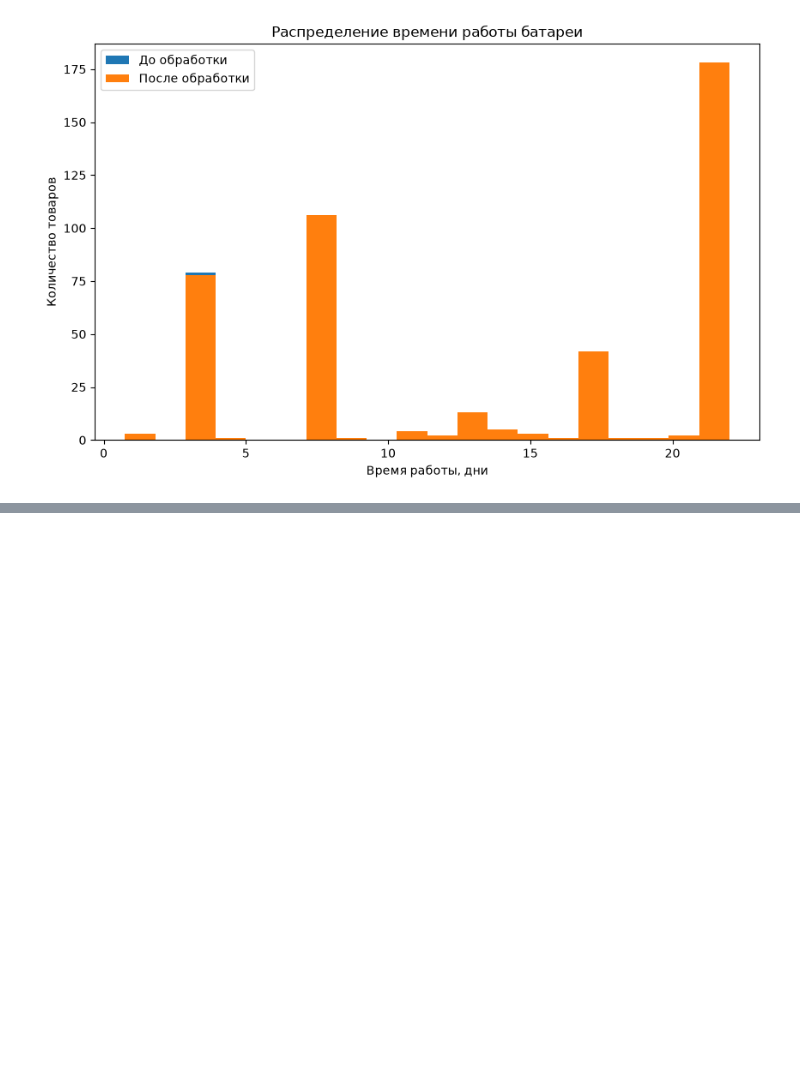
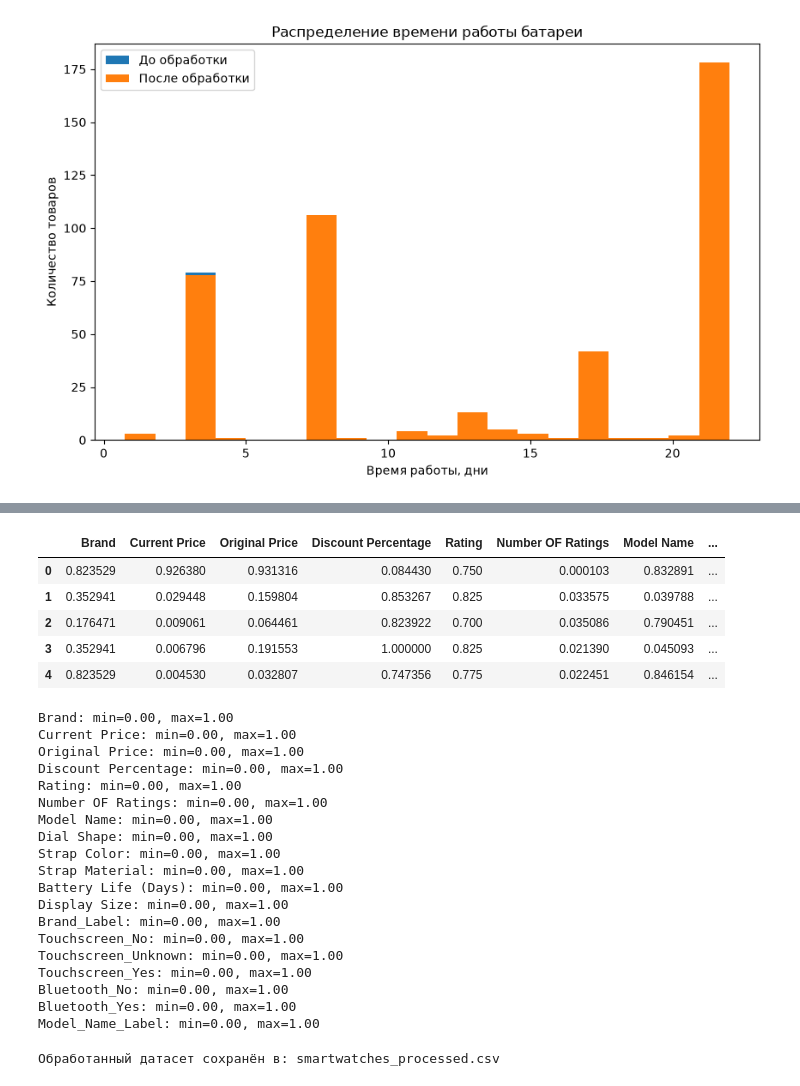
Before and after one commit to litvinasGH/BSTU, a Jupyter notebook: 4/1/Интеллектуальная обработка и анализ данных/2/main.ipynb, the cells around one changed output, grey strips where cells are left out. Drawn from its saved outputs; the diff is of its cells as text; code cells hidden in the pictures; blank space fills up the shorter version.

```diff
--- a/4/1/Интеллектуальная обработка и анализ данных/2/main.ipynb
+++ b/4/1/Интеллектуальная обработка и анализ данных/2/main.ipynb
@@ -288,0 +705,6 @@ plt.show()
+# %%
+model_encoder = LabelEncoder()
+
+df_processed["Model_Name_Label"] = model_encoder.fit_transform(
+    df_processed["Model Name"]
+)
@@ -288,0 +758,9 @@ plt.show()
+# %%
+print("Диапазоны значений до нормализации:")
+
+for column in df_processed.columns:
+    print(
+        f"{column}: "
+        f"min={df_processed[column].min()}, "
+        f"max={df_processed[column].max()}"
+    )
@@ -288,0 +788,53 @@ plt.show()
+# %%
+from sklearn.preprocessing import MinMaxScaler
+
+scaler = MinMaxScaler()
+df_processed[df_processed.columns] = scaler.fit_transform(
+    df_processed[df_processed.columns]
+)
+# %%
+display(df_processed.head())
+
+for column in df_processed.columns:
+    print(
+        f"{column}: "
+        f"min={df_processed[column].min():.2f}, "
+        f"max={df_processed[column].max():.2f}"
+    )
+# %% [output]
+|  | Brand | Current Price | Original Price | Discount Percentage | Rating | Number OF Ratings | Model Name | ... |
+| 0 | 0.823529 | 0.926380 | 0.931316 | 0.084430 | 0.750 | 0.000103 | 0.832891 | ... |
+| 1 | 0.352941 | 0.029448 | 0.159804 | 0.853267 | 0.825 | 0.033575 | 0.039788 | ... |
+| 2 | 0.176471 | 0.009061 | 0.064461 | 0.823922 | 0.700 | 0.035086 | 0.790451 | ... |
+| 3 | 0.352941 | 0.006796 | 0.191553 | 1.000000 | 0.825 | 0.021390 | 0.045093 | ... |
+| 4 | 0.823529 | 0.004530 | 0.032807 | 0.747356 | 0.775 | 0.022451 | 0.846154 | ... |
+Brand: min=0.00, max=1.00
+Current Price: min=0.00, max=1.00
+Original Price: min=0.00, max=1.00
+Discount Percentage: min=0.00, max=1.00
+Rating: min=0.00, max=1.00
+Number OF Ratings: min=0.00, max=1.00
+Model Name: min=0.00, max=1.00
+Dial Shape: min=0.00, max=1.00
+Strap Color: min=0.00, max=1.00
+Strap Material: min=0.00, max=1.00
+Battery Life (Days): min=0.00, max=1.00
+Display Size: min=0.00, max=1.00
+Brand_Label: min=0.00, max=1.00
+Touchscreen_No: min=0.00, max=1.00
+Touchscreen_Unknown: min=0.00, max=1.00
+Touchscreen_Yes: min=0.00, max=1.00
+Bluetooth_No: min=0.00, max=1.00
+Bluetooth_Yes: min=0.00, max=1.00
+Model_Name_Label: min=0.00, max=1.00
+# %%
+output_file = "smartwatches_processed.csv"
+
+df_processed.to_csv(
+    output_file,
+    index=False
+)
+
+print("Обработанный датасет сохранён в:", output_file)
+# %% [output]
+Обработанный датасет сохранён в: smartwatches_processed.csv
```
Also changed, not shown: parts of 18 cells of this notebook, 1 other file.
